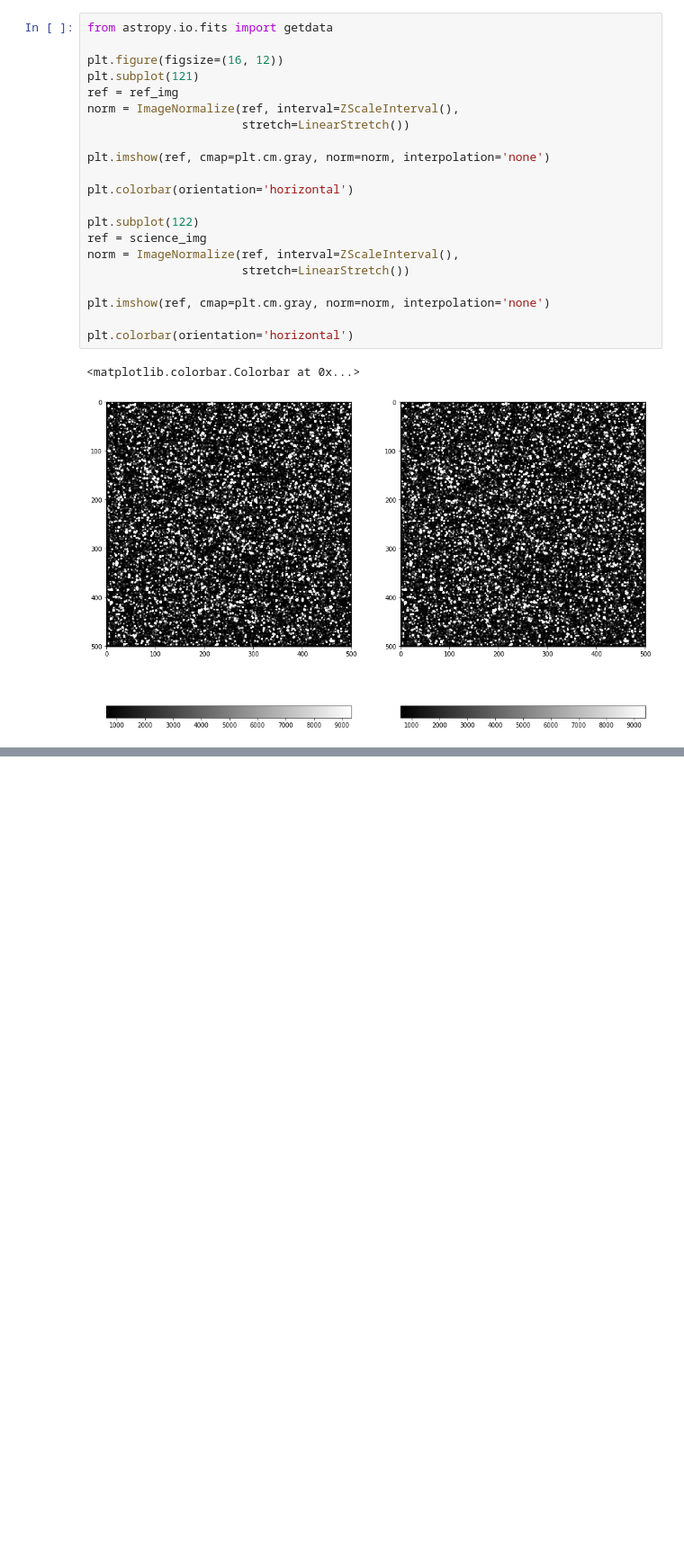
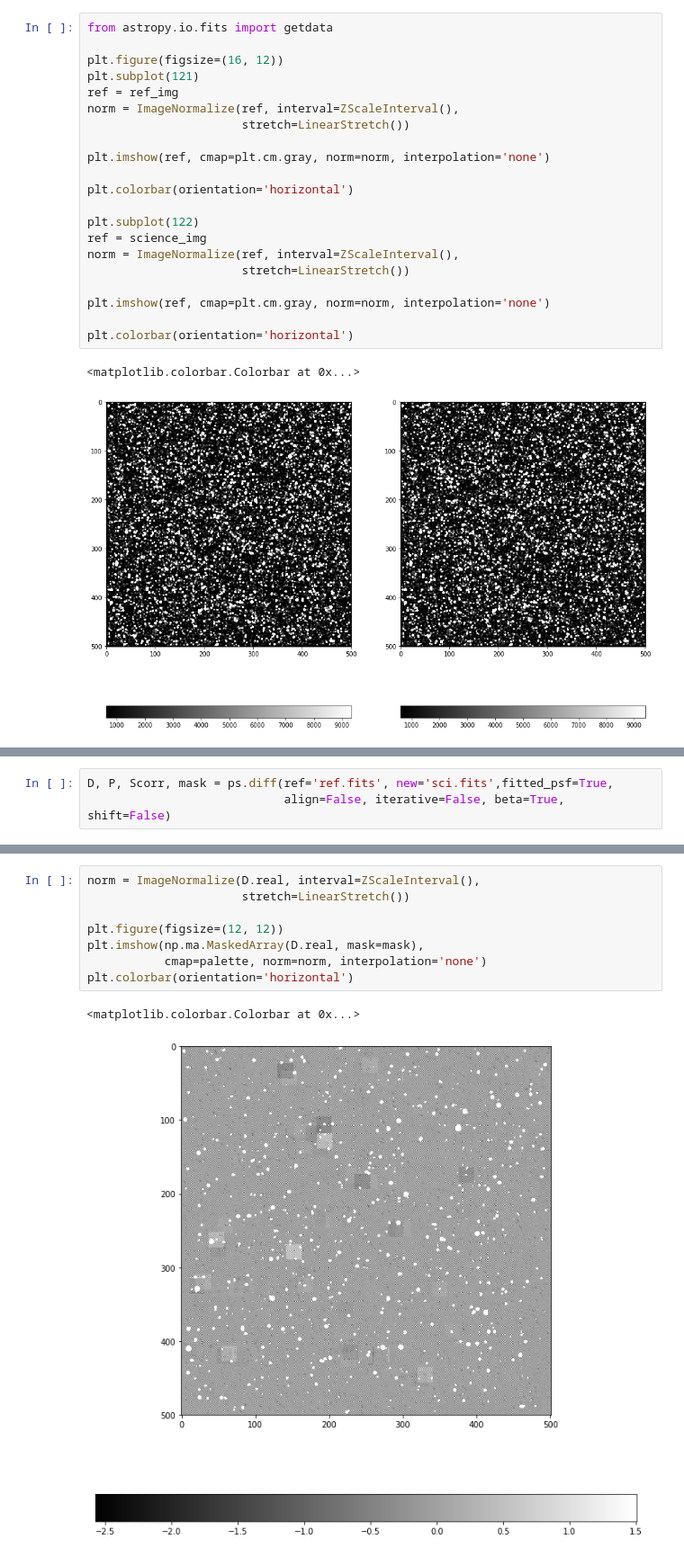
Before and after one commit to mrtommyb/imsim, a Jupyter notebook: notebooks/run_nimsuv.ipynb, the cells around one changed output, grey strips where cells are left out. Shown at 90% size. Saved outputs shown, nothing was run; the diff lists cells and outputs as text; blank space fills up the shorter version.

```diff
--- a/notebooks/run_nimsuv.ipynb
+++ b/notebooks/run_nimsuv.ipynb
@@ -292,0 +297,3 @@ mad_std()
+# %%
+D, P, Scorr, mask = ps.diff(ref='ref.fits', new='sci.fits',fitted_psf=True,
+                            align=False, iterative=False, beta=True, shift=False)
@@ -292,0 +323,11 @@ mad_std()
+# %%
+norm = ImageNormalize(D.real, interval=ZScaleInterval(),
+                      stretch=LinearStretch())
+
+plt.figure(figsize=(12, 12))
+plt.imshow(np.ma.MaskedArray(D.real, mask=mask),
+           cmap=palette, norm=norm, interpolation='none')
+plt.colorbar(orientation='horizontal')
+# %% [output]
+<matplotlib.colorbar.Colorbar at 0x...>
+[figure, added]
```
Also changed, not shown: parts of 16 cells of this notebook, 3 other files.
